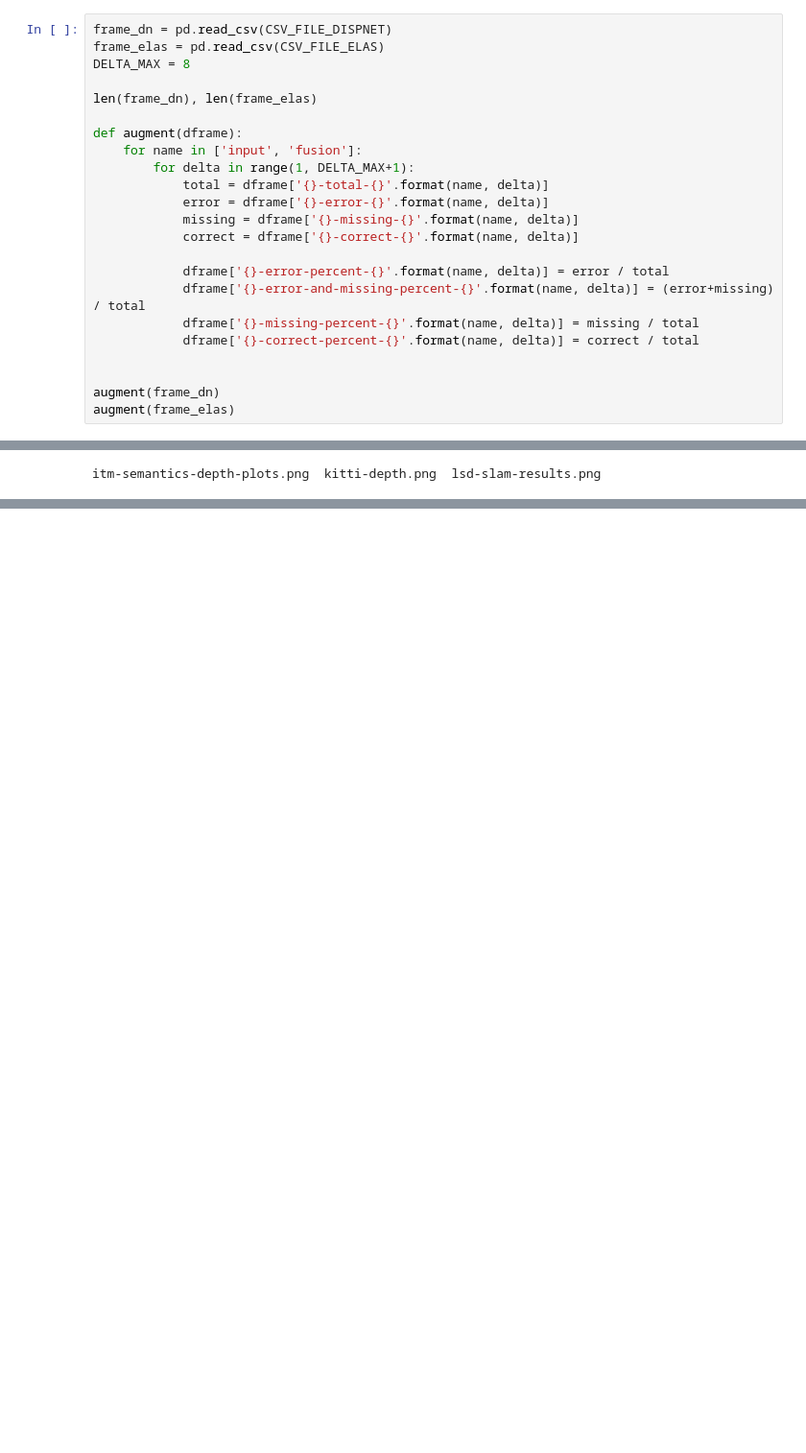
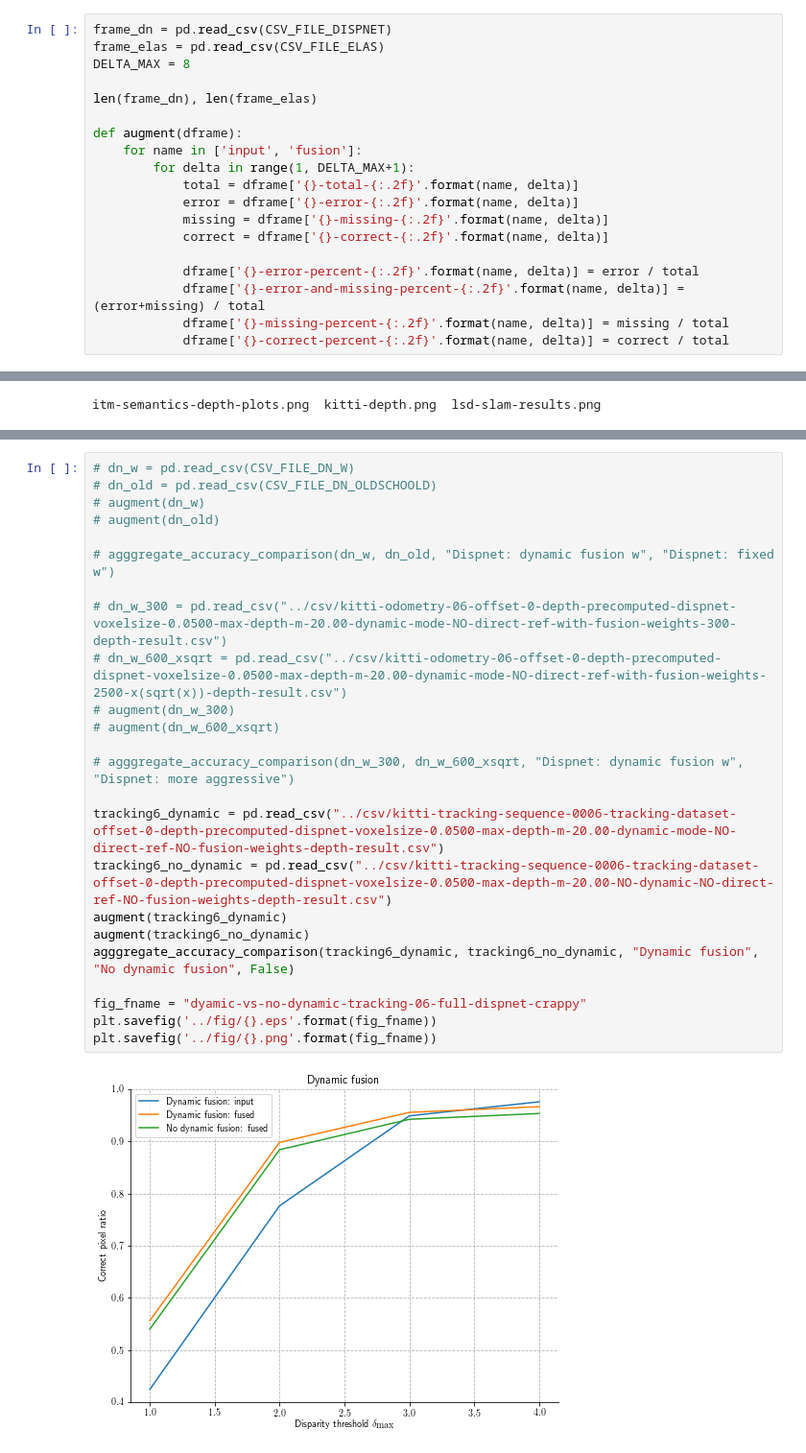
Before and after one commit to AndreiBarsan/DynSLAM, a Jupyter notebook: notebooks/DepthAnalysis.ipynb, the cells around one changed output, grey strips where cells are left out. Shown at 96% size. Cells and saved outputs as stored; diff of their text form; blank space fills up the shorter version.

```diff
--- a/notebooks/DepthAnalysis.ipynb
+++ b/notebooks/DepthAnalysis.ipynb
@@ -62,16 +60,12 @@ len(frame_dn), len(frame_elas)
 def augment(dframe):
     for name in ['input', 'fusion']:
         for delta in range(1, DELTA_MAX+1):
-            total = dframe['{}-total-{}'.format(name, delta)]
-            error = dframe['{}-error-{}'.format(name, delta)]
-            missing = dframe['{}-missing-{}'.format(name, delta)]
-            correct = dframe['{}-correct-{}'.format(name, delta)]
+            total = dframe['{}-total-{:.2f}'.format(name, delta)]
+            error = dframe['{}-error-{:.2f}'.format(name, delta)]
+            missing = dframe['{}-missing-{:.2f}'.format(name, delta)]
+            correct = dframe['{}-correct-{:.2f}'.format(name, delta)]
 
-            dframe['{}-error-percent-{}'.format(name, delta)] = error / total
-            dframe['{}-error-and-missing-percent-{}'.format(name, delta)] = (error+missing) / total
-            dframe['{}-missing-percent-{}'.format(name, delta)] = missing / total
-            dframe['{}-correct-percent-{}'.format(name, delta)] = correct / total
-
-
-augment(frame_dn)
-augment(frame_elas)
+            dframe['{}-error-percent-{:.2f}'.format(name, delta)] = error / total
+            dframe['{}-error-and-missing-percent-{:.2f}'.format(name, delta)] = (error+missing) / total
+            dframe['{}-missing-percent-{:.2f}'.format(name, delta)] = missing / total
+            dframe['{}-correct-percent-{:.2f}'.format(name, delta)] = correct / total
@@ -279 +295,27 @@ Remaining issue: figure out WHY the error is higher for the fusion than for the
+# %%
+# dn_w = pd.read_csv(CSV_FILE_DN_W)
+# dn_old = pd.read_csv(CSV_FILE_DN_OLDSCHOOLD)
+# augment(dn_w)
+# augment(dn_old)
+
+# agggregate_accuracy_comparison(dn_w, dn_old, "Dispnet: dynamic fusion w", "Dispnet: fixed w")
+
+# dn_w_300 = pd.read_csv("../csv/kitti-odometry-06-offset-0-depth-precomputed-dispnet-voxelsize-0.0500-max-depth-m-20.00-dynamic-mode-NO-direct-ref-with-fusion-weights-300-depth-result.csv")
+# dn_w_600_xsqrt = pd.read_csv("../csv/kitti-odometry-06-offset-0-depth-precomputed-dispnet-voxelsize-0.0500-max-depth-m-20.00-dynamic-mode-NO-direct-ref-with-fusion-weights-2500-x(sqrt(x))-depth-result.csv")
+# augment(dn_w_300)
+# augment(dn_w_600_xsqrt)
+
+# agggregate_accuracy_comparison(dn_w_300, dn_w_600_xsqrt, "Dispnet: dynamic fusion w", "Dispnet: more aggressive")
+
+tracking6_dynamic = pd.read_csv("../csv/kitti-tracking-sequence-0006-tracking-dataset-offset-0-depth-precomputed-dispnet-voxelsize-0.0500-max-depth-m-20.00-dynamic-mode-NO-direct-ref-NO-fusion-weights-depth-result.csv")
+tracking6_no_dynamic = pd.read_csv("../csv/kitti-tracking-sequence-0006-tracking-dataset-offset-0-depth-precomputed-dispnet-voxelsize-0.0500-max-depth-m-20.00-NO-dynamic-NO-direct-ref-NO-fusion-weights-depth-result.csv")
+augment(tracking6_dynamic)
+augment(tracking6_no_dynamic)
+agggregate_accuracy_comparison(tracking6_dynamic, tracking6_no_dynamic, "Dynamic fusion", "No dynamic fusion", False)
+
+fig_fname = "dyamic-vs-no-dynamic-tracking-06-full-dispnet-crappy"
+plt.savefig('../fig/{}.eps'.format(fig_fname))
+plt.savefig('../fig/{}.png'.format(fig_fname))
+# %% [output]
+[figure, added]
 # %%
```
Also changed, not shown: parts of 10 cells of this notebook.
